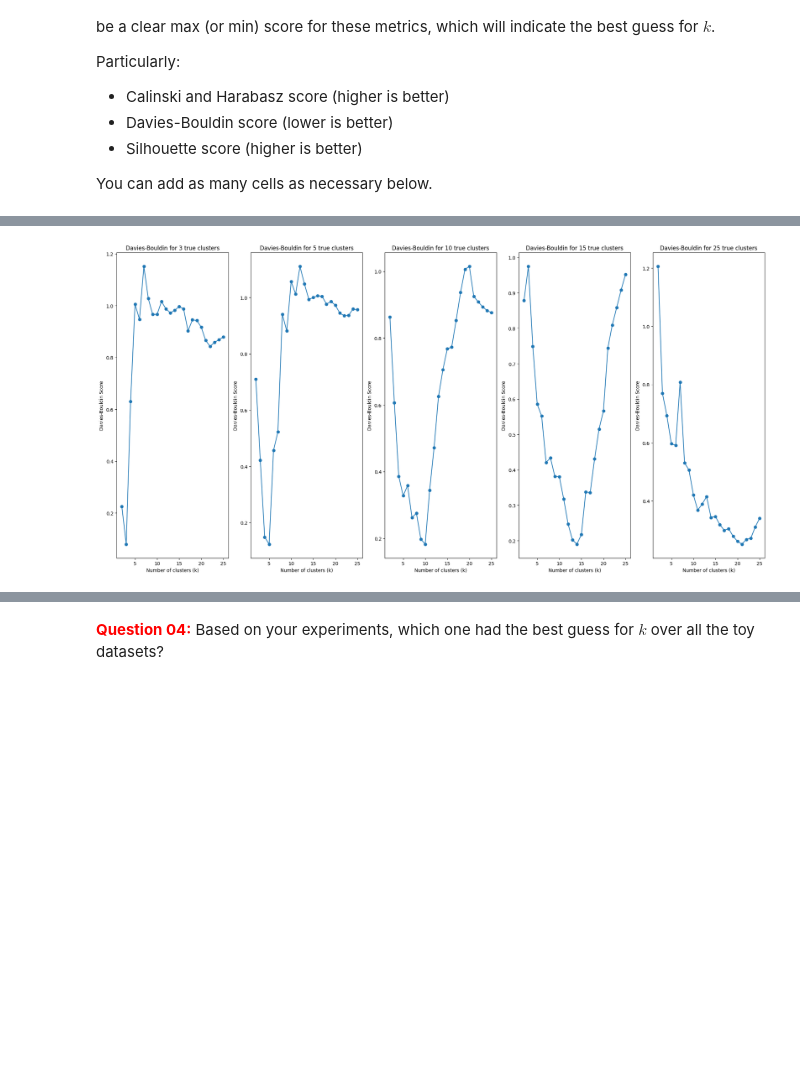
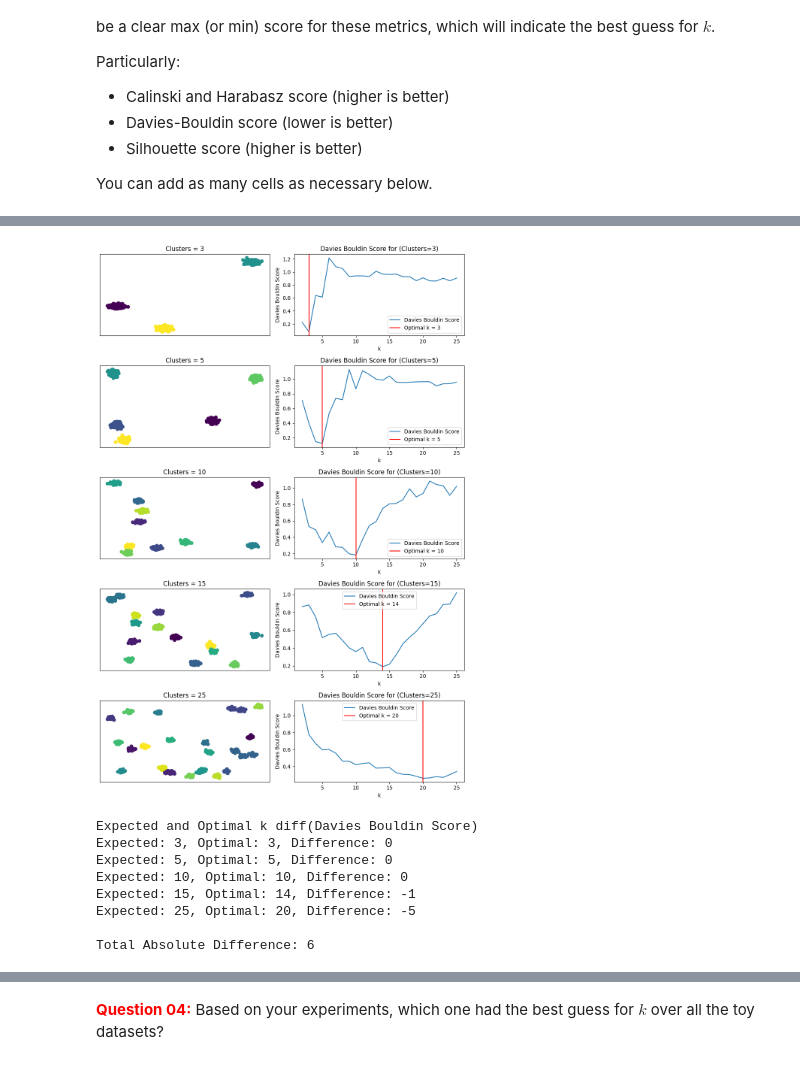
Before and after one commit to ningerdinger/KTAI1, a Jupyter notebook: Keytopics/Assignment1/1.3 - Machine Learning/1.3 - Machine Learning.ipynb, the cells around one changed output, grey strips where cells are left out. Cells and saved outputs as stored; diff of their text form; code cells hidden in the pictures; blank space fills up the shorter version.

```diff
--- a/Keytopics/Assignment1/1.3 - Machine Learning/1.3 - Machine Learning.ipynb
+++ b/Keytopics/Assignment1/1.3 - Machine Learning/1.3 - Machine Learning.ipynb
@@ -932,35 +970,13 @@ plt.show()
 # %%
-from sklearn.cluster import KMeans
-from sklearn.metrics import davies_bouldin_score
-from sklearn.datasets import make_blobs
-import matplotlib.pyplot as plt
-import numpy as np
-
-n_clusters = [3, 5, 10, 15, 25]
-k_values = list(range(2, 26))
-dummy_data = {}
-
-np.random.seed(1)
-for n_cluster in n_clusters:
-    X, y = make_blobs(n_samples=1000, centers=n_cluster, n_features=2, cluster_std=1, center_box=(-50, 50))
-    dummy_data[n_cluster] = {"X": X, "y": y}
-
-plt.figure(figsize=(20, 10))
-for i, n_cluster in enumerate(n_clusters):
-    db_scores = []
-    for k in k_values:
-        kmeans = KMeans(n_clusters=k, random_state=1)
-        labels = kmeans.fit_predict(dummy_data[n_cluster]["X"])
-        db_scores.append(davies_bouldin_score(dummy_data[n_cluster]["X"], labels))
-
-    plt.subplot(1, len(n_clusters), i+1)
-    plt.plot(k_values, db_scores, '-o')
-    plt.xlabel('Number of clusters (k)')
-    plt.ylabel('Davies-Bouldin Score')
-    plt.title(f'Davies-Bouldin for {n_cluster} true clusters')
-
-plt.tight_layout()
-plt.show()
+evaluate_models(metrics.davies_bouldin_score, "Davies Bouldin Score", np.argmin)
 # %% [output]
-[figure, old version]
+[figure, new version]
+Expected and Optimal k diff(Davies Bouldin Score)
+Expected: 3, Optimal: 3, Difference: 0
+Expected: 5, Optimal: 5, Difference: 0
+Expected: 10, Optimal: 10, Difference: 0
+Expected: 15, Optimal: 14, Difference: -1
+Expected: 25, Optimal: 20, Difference: -5
+
+Total Absolute Difference: 6
 # %%
```
Also changed, not shown: parts of 7 cells of this notebook, 2 other files.
